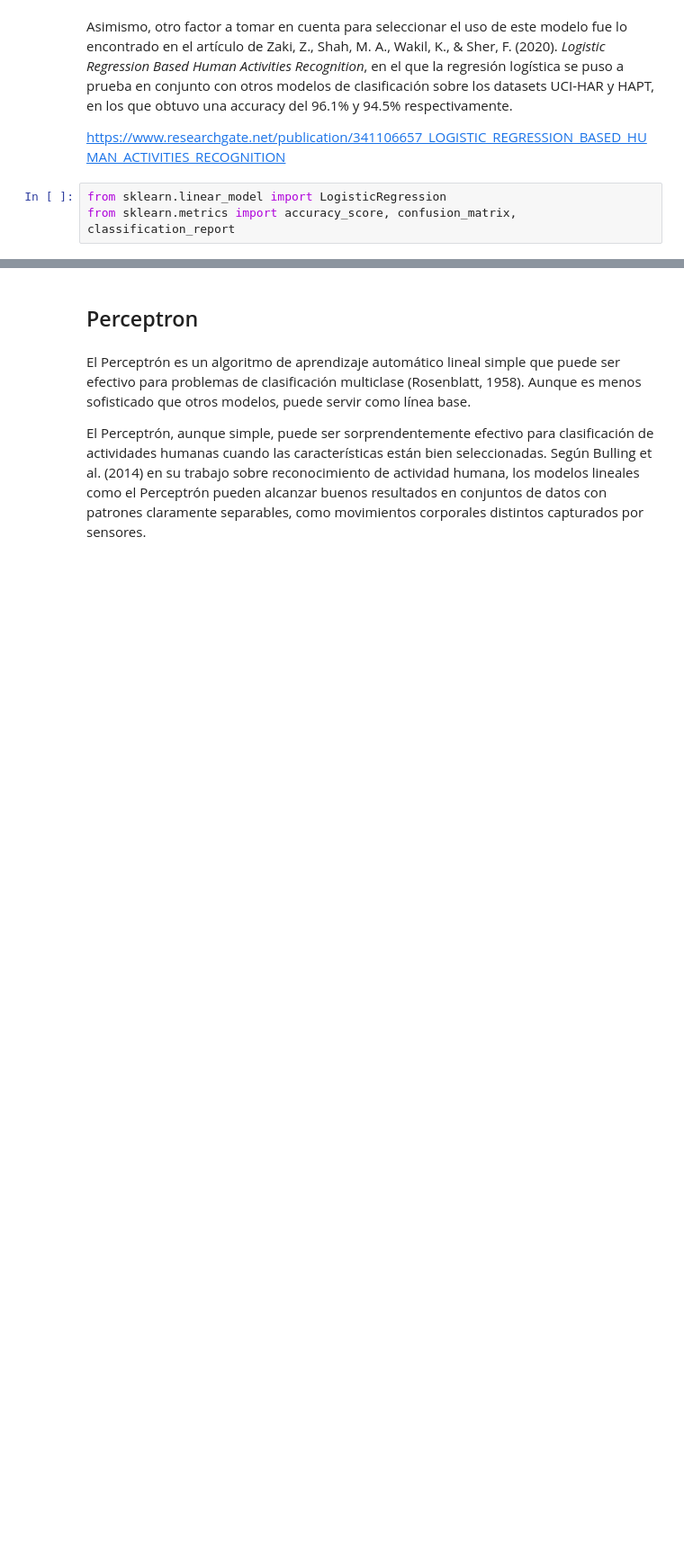
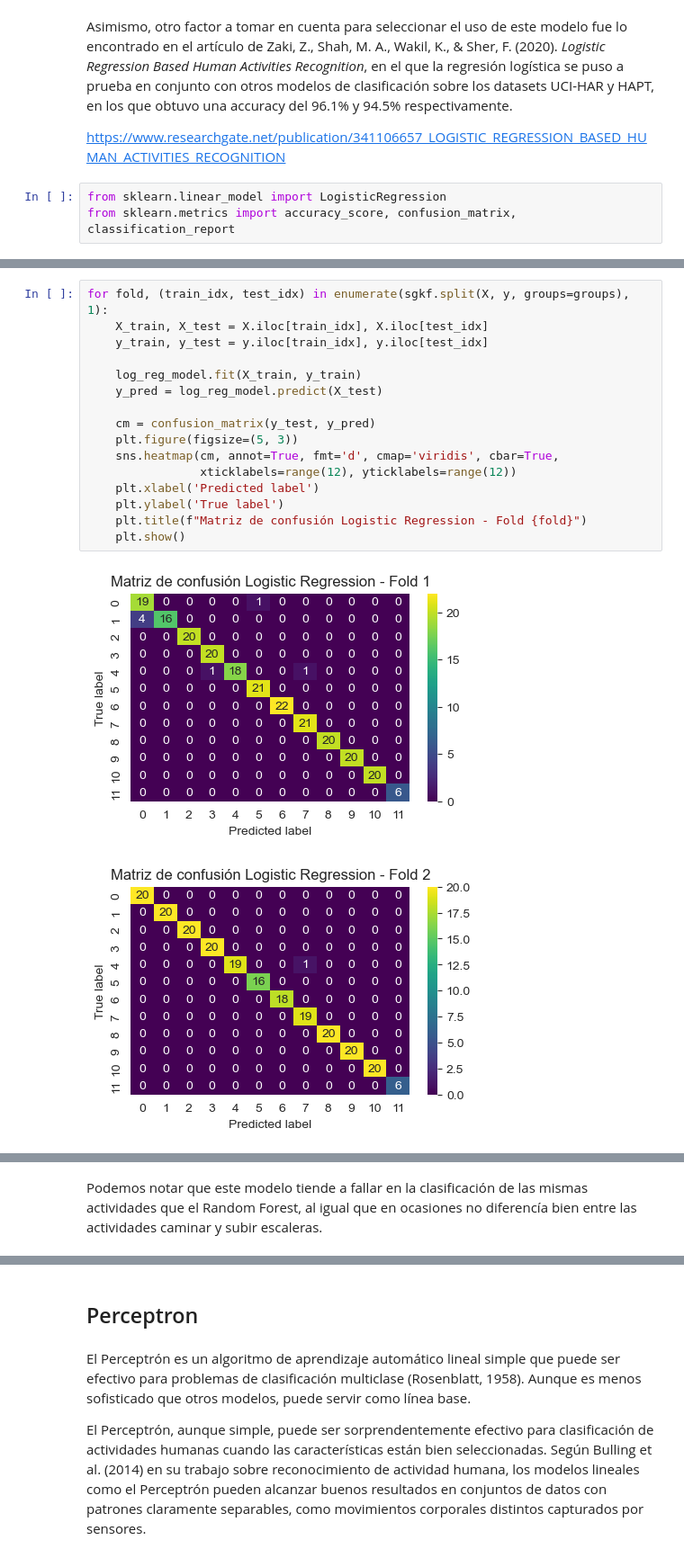
Before and after one commit to CarlosJCD/FDparaelRAHPconPython, a Jupyter notebook: Notebooks/MHEALTH.ipynb, the cells around one changed output, grey strips where cells are left out. Shown at 90% size. Cells and saved outputs as stored; diff of their text form; blank space fills up the shorter version.

```diff
--- a/Notebooks/MHEALTH.ipynb
+++ b/Notebooks/MHEALTH.ipynb
@@ -1113,0 +1160,19 @@ plt.show()
+# %%
+for fold, (train_idx, test_idx) in enumerate(sgkf.split(X, y, groups=groups), 1):
+    X_train, X_test = X.iloc[train_idx], X.iloc[test_idx]
+    y_train, y_test = y.iloc[train_idx], y.iloc[test_idx]
+
+    log_reg_model.fit(X_train, y_train)
+    y_pred = log_reg_model.predict(X_test)
+
+    cm = confusion_matrix(y_test, y_pred)
+    plt.figure(figsize=(5, 3))
+    sns.heatmap(cm, annot=True, fmt='d', cmap='viridis', cbar=True,
+                xticklabels=range(12), yticklabels=range(12))
+    plt.xlabel('Predicted label')
+    plt.ylabel('True label')
+    plt.title(f"Matriz de confusión Logistic Regression - Fold {fold}")
+    plt.show()
+# %% [output]
+[figure, added]
+[figure, added]
@@ -1113,0 +1187,2 @@ plt.show()
+# %% [markdown]
+Podemos notar que este modelo tiende a fallar en la clasificación de las mismas actividades que el Random Forest, al igual que en ocasiones no diferencía bien entre las actividades caminar y subir escaleras.
```
Also changed, not shown: parts of 72 cells of this notebook.
